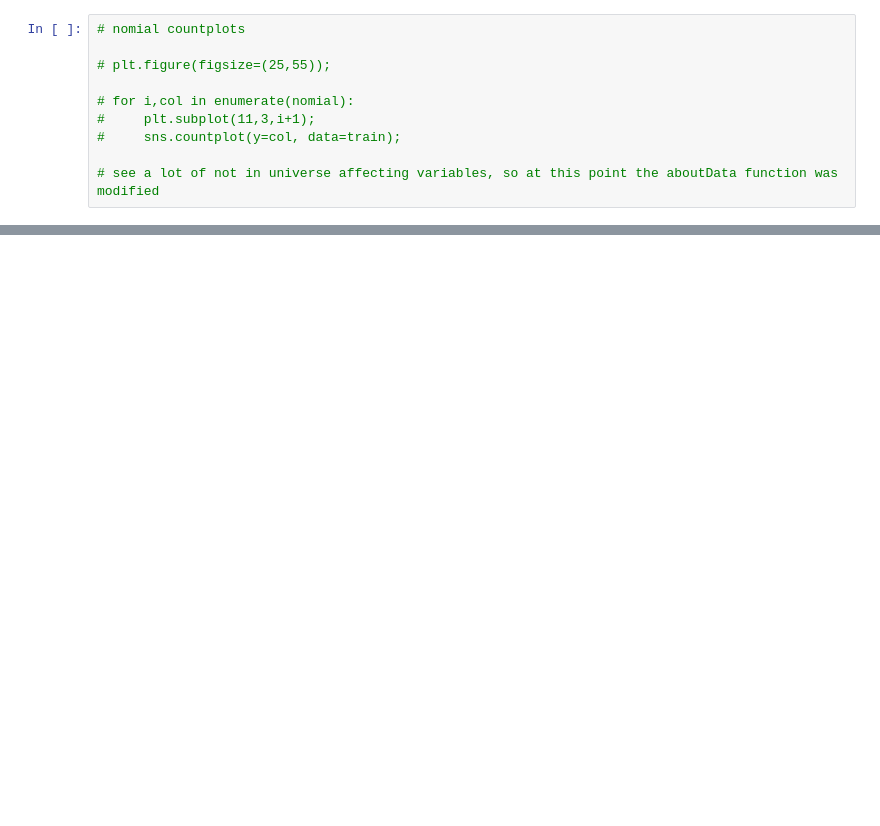
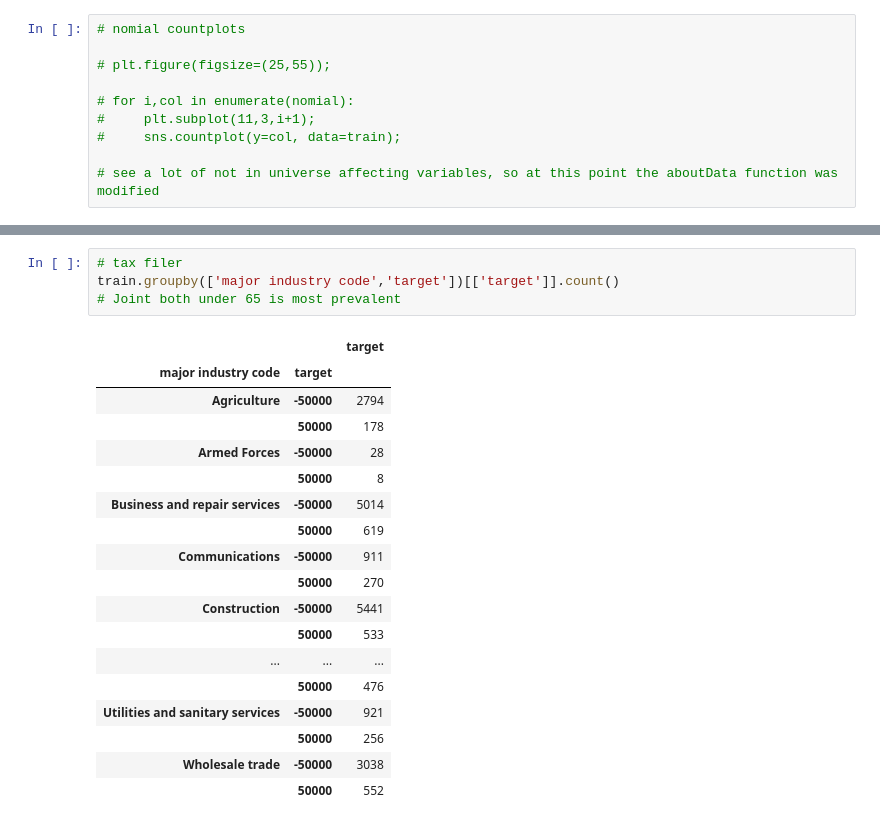
Before and after one commit to pogzyb/census, a Jupyter notebook: census_xgbfi.ipynb, the cells around one changed output, grey strips where cells are left out. Saved outputs shown, nothing was run; the diff lists cells and outputs as text; blank space fills up the shorter version.

```diff
--- a/census_xgbfi.ipynb
+++ b/census_xgbfi.ipynb
@@ -418,0 +254,23 @@ Name: target, dtype: int64
+# %%
+# tax filer
+train.groupby(['major industry code','target'])[['target']].count()
+# Joint both under 65 is most prevalent
+# %% [output]
+|  |  | target |
+| major industry code | target |  |
+| Agriculture | -50000 | 2794 |
+|  | 50000 | 178 |
+| Armed Forces | -50000 | 28 |
+|  | 50000 | 8 |
+| Business and repair services | -50000 | 5014 |
+|  | 50000 | 619 |
+| Communications | -50000 | 911 |
+|  | 50000 | 270 |
+| Construction | -50000 | 5441 |
+|  | 50000 | 533 |
+| ... | ... | ... |
+|  | 50000 | 476 |
+| Utilities and sanitary services | -50000 | 921 |
+|  | 50000 | 256 |
+| Wholesale trade | -50000 | 3038 |
+|  | 50000 | 552 |
```
Also changed, not shown: parts of 39 cells of this notebook.
